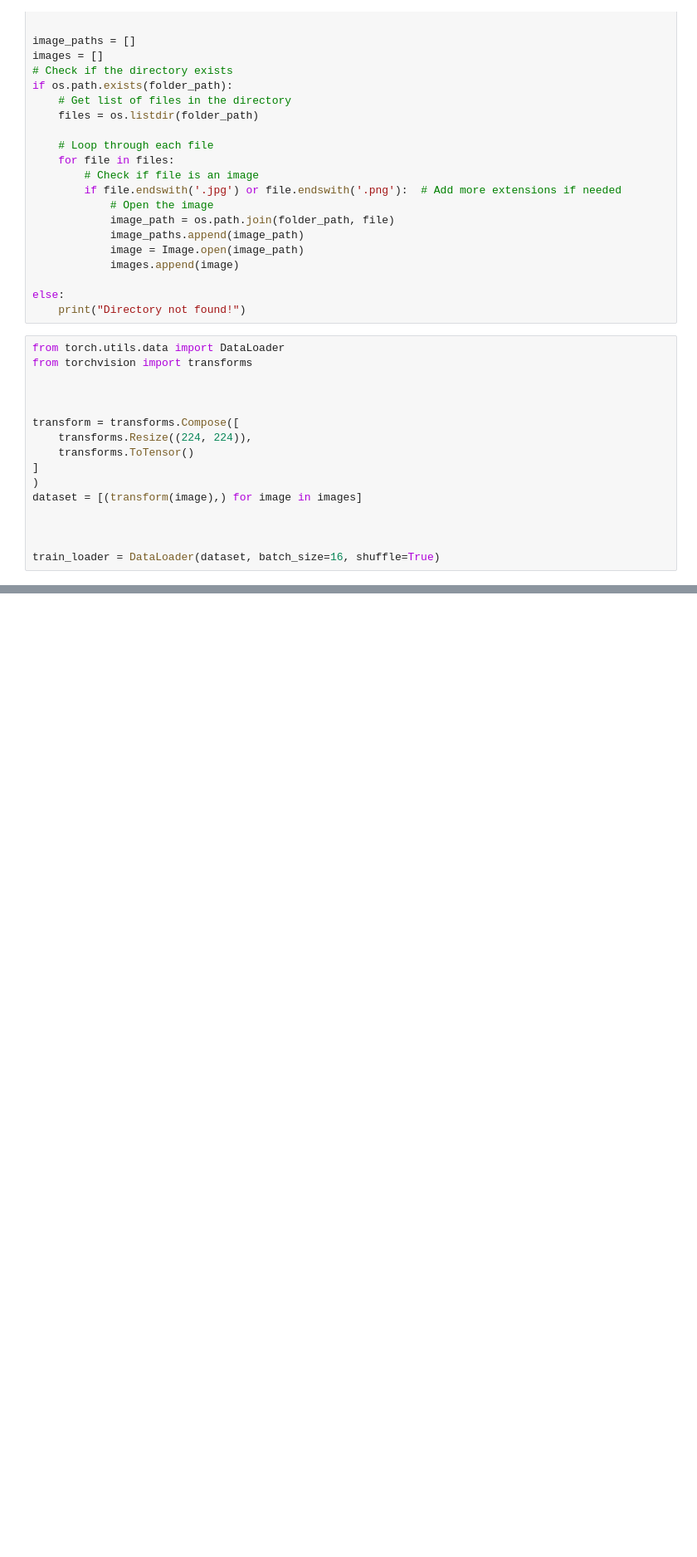
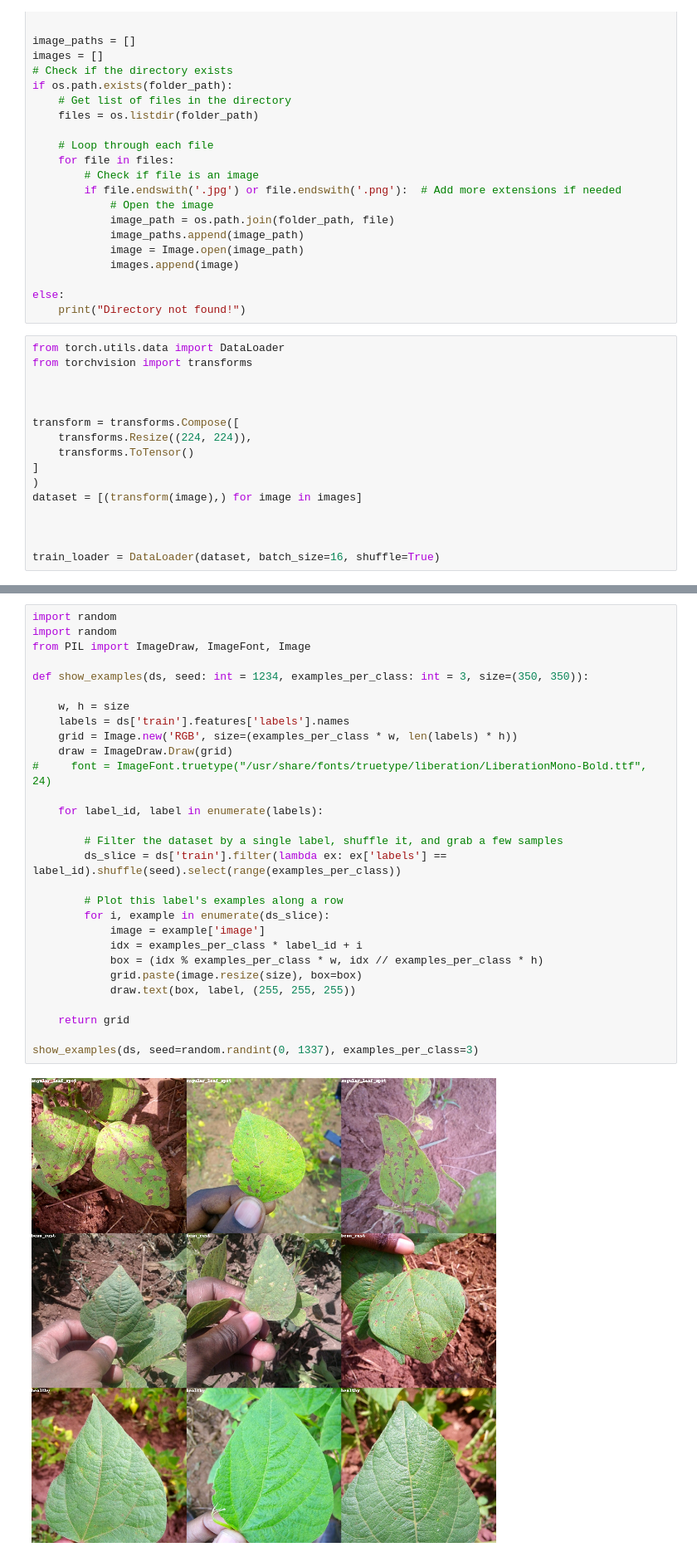
Before and after one commit to detroitnatif/HuggingFaceTransformers, a Jupyter notebook: ImageTransformers.ipynb, the cells around one changed output, grey strips where cells are left out. Shown at 83% size. Saved outputs shown, nothing was run; the diff lists cells and outputs as text; blank space fills up the shorter version.

```diff
--- a/ImageTransformers.ipynb
+++ b/ImageTransformers.ipynb
@@ -72,0 +100,31 @@ ValueError: axes don't match array
+# %%
+import random
+import random
+from PIL import ImageDraw, ImageFont, Image
+
+def show_examples(ds, seed: int = 1234, examples_per_class: int = 3, size=(350, 350)):
+
+    w, h = size
+    labels = ds['train'].features['labels'].names
+    grid = Image.new('RGB', size=(examples_per_class * w, len(labels) * h))
+    draw = ImageDraw.Draw(grid)
+#     font = ImageFont.truetype("/usr/share/fonts/truetype/liberation/LiberationMono-Bold.ttf", 24)
+
+    for label_id, label in enumerate(labels):
+
+        # Filter the dataset by a single label, shuffle it, and grab a few samples
+        ds_slice = ds['train'].filter(lambda ex: ex['labels'] == label_id).shuffle(seed).select(range(examples_per_class))
+
+        # Plot this label's examples along a row
+        for i, example in enumerate(ds_slice):
+            image = example['image']
+            idx = examples_per_class * label_id + i
+            box = (idx % examples_per_class * w, idx // examples_per_class * h)
+            grid.paste(image.resize(size), box=box)
+            draw.text(box, label, (255, 255, 255))
+
+    return grid
+
+show_examples(ds, seed=random.randint(0, 1337), examples_per_class=3)
+# %% [output]
+[figure, added]
```
Also changed, not shown: parts of 4 cells of this notebook.
